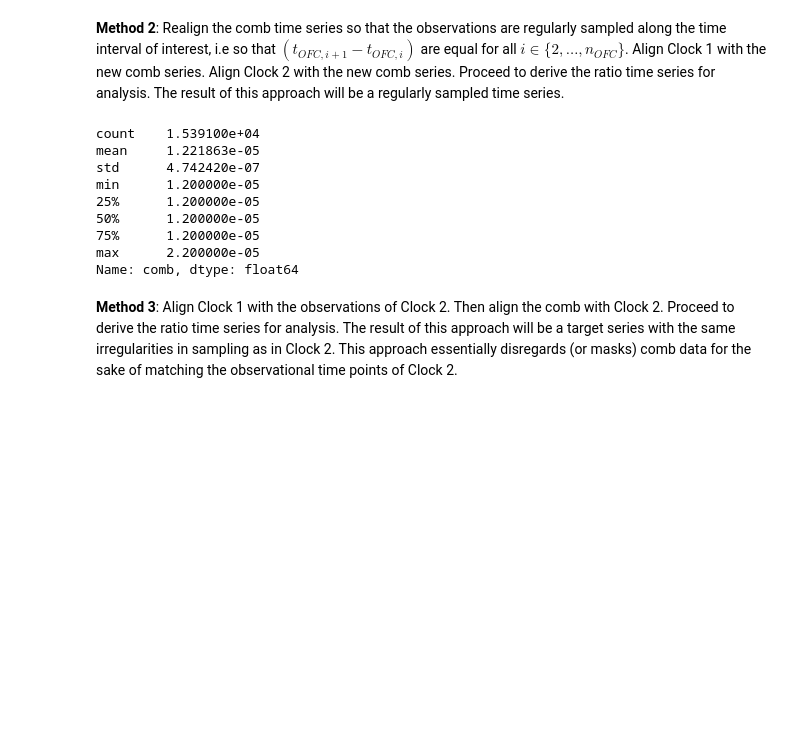
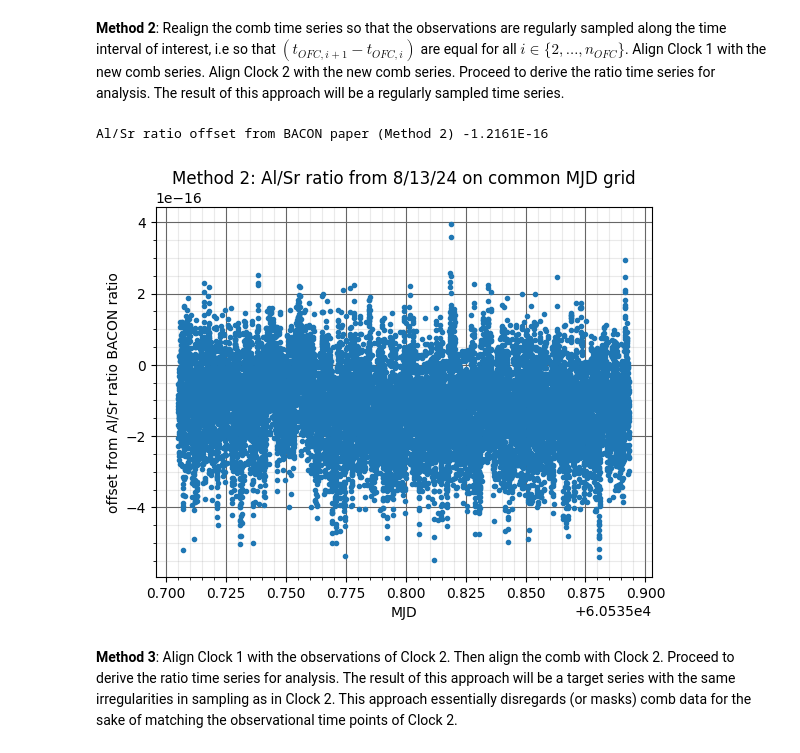
Before and after one commit to caitberry/atomic-clock, a Jupyter notebook: st-interp/three_clocks/interpolation-four-methods.ipynb, the cells around one changed output. Saved outputs shown, nothing was run; the diff lists cells and outputs as text; code cells hidden in the pictures; blank space fills up the shorter version.

Commit message:
5 method examples for Al+/Sr ratio added to interpolation-four-methods

```diff
--- a/st-interp/three_clocks/interpolation-four-methods.ipynb
+++ b/st-interp/three_clocks/interpolation-four-methods.ipynb
@@ -318,18 +318,42 @@ Al/Sr ratio offset from BACON paper (Method 1) -1.2213E-16
 # %% [markdown]
 **Method 2**: Realign the comb time series so that the observations are regularly sampled along the time interval of interest, i.e so that $(t_{OFC, i+1} - t_{OFC,i})$ are equal for all $i \in \{2, \dots, n_{OFC}\}$. Align Clock 1 with the new comb series. Align Clock 2 with the new comb series. Proceed to derive the ratio time series for analysis. The result of this approach will be a regularly sampled time series.
 # %%
+# Create even spaced MJD grid based off of comb MJD values
 mjd_diff["comb"].describe()
-#create grid from min to max MJD of comb w/ step size of 1.2e-05
+comb_mjd_even = np.arange(comb["MJD"][0], comb["MJD"][len(comb["MJD"])-1], 1.2e-5)
+
+# Interpolate shift and comb values onto the evenly spaced comb MJD values with numpy.interp
+nuAl2 = np.interp(comb_mjd_even, comb["MJD"], comb["nuAl"])
+nuSr2 = np.interp(comb_mjd_even, comb["MJD"], comb["nuSr"])
+shiftAl2 = np.interp(comb_mjd_even, shift_data_Al["MJD"], shift_data_Al["shift"])
+shiftSr2 = np.interp(comb_mjd_even, shift_data_Sr["MJD"], shift_data_Sr["shift"])
+
+# change data type to high-precision Decimal
+nuAl2 = [Decimal(i) for i in nuAl2]
+nuSr2 = [Decimal(i) for i in nuSr2]
+shiftAl2 = [Decimal(i) for i in shiftAl2]
+shiftSr2 = [Decimal(i) for i in shiftSr2]
+
+# add comb frequencies and clock shift files
+frequency_Al_ErYb2 = [(i + j) * total_correction_Al for i,j in zip(nuAl2, shiftAl2)]
+frequency_Sr_ErYb2 = [(i + j) * total_correction_Sr for i,j in zip(nuSr2, shiftSr2)]
+
+## Al/Sr ratio offset
+frequency_ratio_ErYb2 = [(i / j - AlSrRatio2020)/AlSrRatio2020 for i,j in zip(frequency_Al_ErYb2, frequency_Sr_ErYb2)]
+print("Al/Sr ratio offset from BACON paper (Method 2)", '{:0.5}'.format(np.nanmean(frequency_ratio_ErYb2)) )
+
+plt.figure()
+plt.plot(comb_mjd_even, frequency_ratio_ErYb2, '.')
+plt.grid(visible=True, which='major', color='#666666', linestyle='-')
+plt.minorticks_on()
+plt.grid(visible=True, which='minor', color='#999999', linestyle='-', alpha=0.2)
+plt.xlabel("MJD")
+plt.ylabel("offset from Al/Sr ratio BACON ratio")
+plt.title("Method 2: Al/Sr ratio from 8/13/24 on common MJD grid")
+plt.show()
 # %% [output]
-count    1.539100e+04
-mean     1.221863e-05
-std      4.742420e-07
-min      1.200000e-05
-25%      1.200000e-05
-50%      1.200000e-05
-75%      1.200000e-05
-max      2.200000e-05
-Name: comb, dtype: float64
+Al/Sr ratio offset from BACON paper (Method 2) -1.2161E-16
+[figure, added]
 # %% [markdown]
 **Method 3**: Align Clock 1 with the observations of Clock 2. Then align the comb with Clock 2. Proceed to derive the ratio time series for analysis. The result of this approach will be a target series with the same irregularities in sampling as in Clock 2. This approach essentially disregards (or masks) comb data for the sake of matching the observational time points of Clock 2.
 # %%
```
Also changed, not shown: parts of 4 cells of this notebook.
